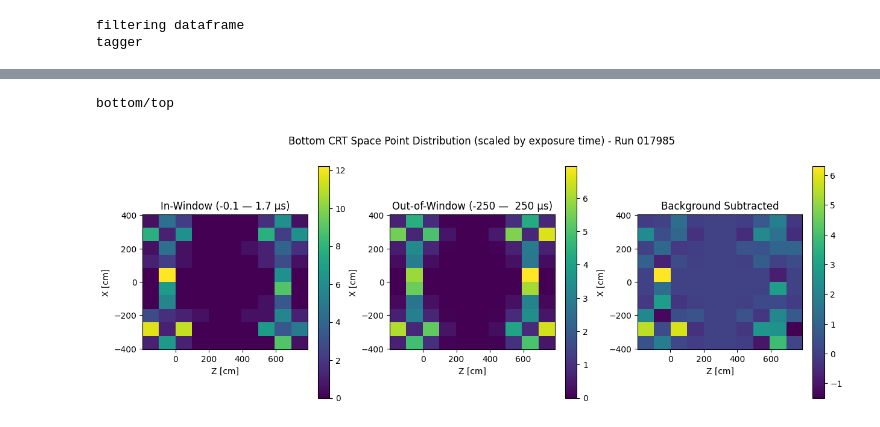
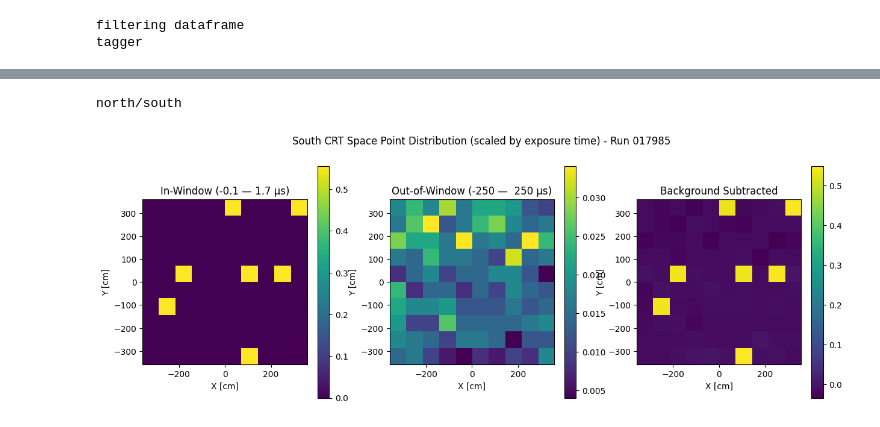
Before and after one commit to JoeBateman/crt_deadtime_validation, a Jupyter notebook: beam_spot_figures.ipynb, the cells around one changed output, grey strips where cells are left out. Cells and saved outputs as stored; diff of their text form; code cells hidden in the pictures.

```diff
--- a/beam_spot_figures.ipynb
+++ b/beam_spot_figures.ipynb
@@ -51,18 +56,19 @@ Total batches =  8
 # %%
-# Load the first file to get the columns
-ttree = uproot.open(matching_files[0])
-print("Loading ", matching_files[0], "...")
+if not single_file_import:
+    # Load the first file to get the columns
+    ttree = uproot.open(matching_files[0])
+    print("Loading ", matching_files[0], "...")
 
-recodata = ttree['crtana/tree'].arrays(features, library='ak')
-# recodata = ttree['crtana/tree'].arrays(library='ak')
+    recodata = ttree['crtana/tree'].arrays(features, library='ak')
+    # recodata = ttree['crtana/tree'].arrays(library='ak')
 
-# Merge all the files into one dataframe (now an awkward array, which speeds everything up so much)
-for file in matching_files[1:]:
-    print("Loading ", file, "...")
-    ttree = uproot.open(file)
+    # Merge all the files into one dataframe (now an awkward array, which speeds everything up so much)
+    for file in matching_files[1:]:
+        print("Loading ", file, "...")
+        ttree = uproot.open(file)
 
-    temp_recodata = ttree['crtana/tree'].arrays(features, library='ak')
-    # temp_recodata = ttree['crtana/tree'].arrays(library='ak')
+        temp_recodata = ttree['crtana/tree'].arrays(features, library='ak')
+        # temp_recodata = ttree['crtana/tree'].arrays(library='ak')
 
-    recodata = ak.concatenate([recodata, temp_recodata])
-    ttree.close()
+        recodata = ak.concatenate([recodata, temp_recodata])
+        ttree.close()
@@ -86,0 +79,10 @@ Loading  /pnfs/sbnd/persistent/users/jbateman/crt/run/017985/crt_ana_ay.root ...
+# %%
+if single_file_import:
+    # Specify the file path here
+    file = "/pnfs/sbnd/persistent/users/jbateman/crt/run/017985/crt_ana_aa.root"
+    # Specify the run number here for formatting plots later
+    run="017985"
+
+    ttree = uproot.open(file)
+    print("Loading ", file, "...")
+    recodata = ttree['crtana/tree'].arrays(features, library='ak')
@@ -319,7 +323,8 @@ def plot_sp_coord_wall(ts0, x, y, z, wall, run, plot_wall=1, interval_in = (-0.1
     plt.show()
 # %%
 crt_offset = 1
-plot_sp_coord_wall(relative_ts0, filter_spx, filter_spy, filter_spz, wall_tag, run, plot_wall=0, interval_in=(-0.1, 1.7), interval_out=(-250, 250), offset=crt_offset, check_interval=False, bins=10)
+wall_to_plot = 1
+plot_sp_coord_wall(relative_ts0, filter_spx, filter_spy, filter_spz, wall_tag, run, plot_wall=wall_to_plot, interval_in=(-0.1, 1.7), interval_out=(-250, 250), offset=crt_offset, check_interval=False, bins=10)
 # %% [output]
-bottom/top
+north/south
-[figure, old version]
+[figure, new version]
```
Also changed, not shown: parts of 7 cells of this notebook.
